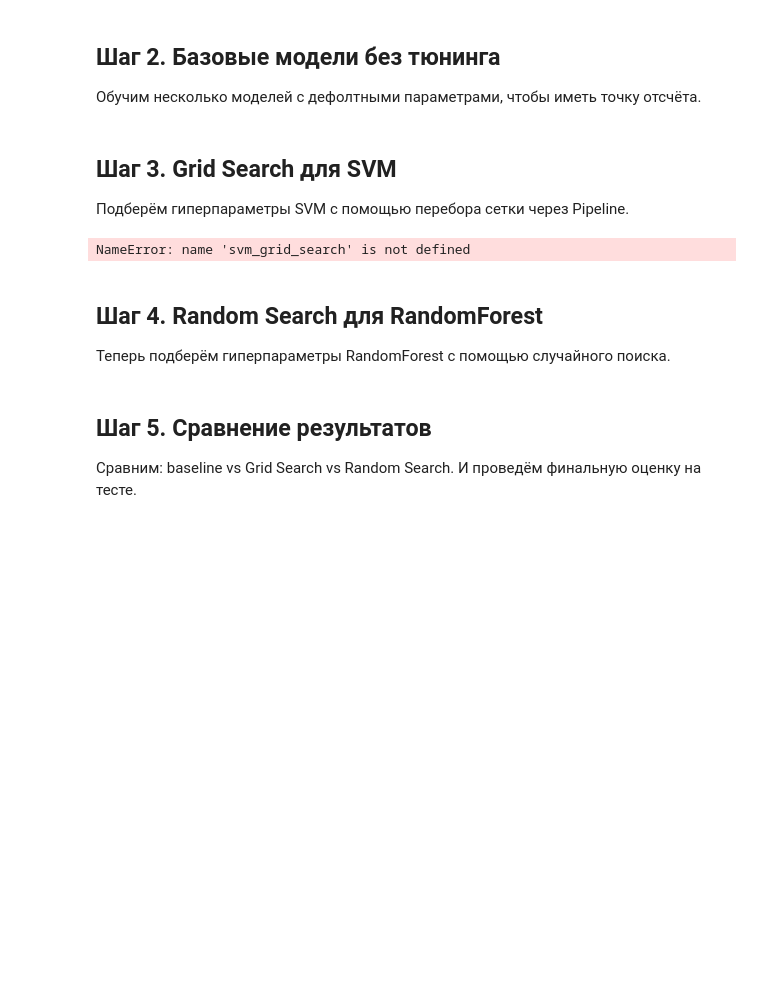
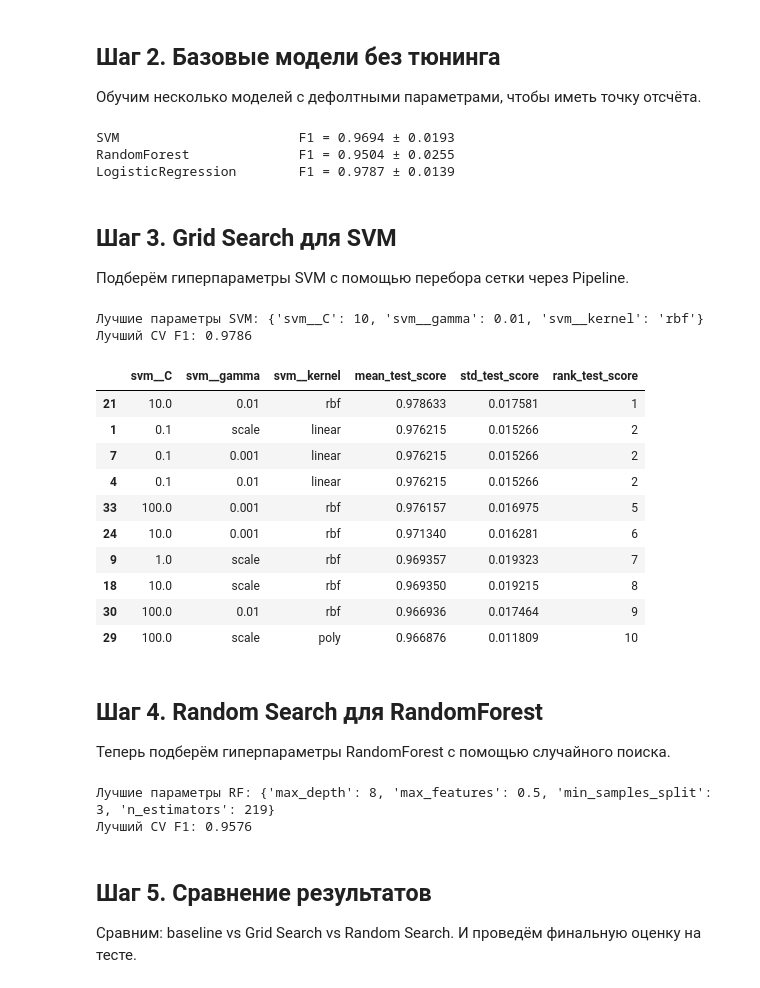
Before and after one commit to Xivalor/ml-course-homeworks, a Jupyter notebook: hw10_interpretation/hp_interp_practice_student.ipynb, the cells around one changed output. Saved outputs shown, nothing was run; the diff lists cells and outputs as text; code cells hidden in the pictures; blank space fills up the shorter version.

```diff
--- a/hw10_interpretation/hp_interp_practice_student.ipynb
+++ b/hw10_interpretation/hp_interp_practice_student.ipynb
@@ -94,11 +94,17 @@ baseline_results = {}
 
 # YOUR CODE HERE
 
-
+for name, model in base_models.items():
+    scores = cross_val_score(model, X=X_train, y=y_train, cv=5, scoring="f1_macro")
+    baseline_results[name] = (scores.mean(), scores.std())
 
 # После заполнения — вывод результатов:
 for name, (mean, std) in baseline_results.items():
     print(f"{name:25s} F1 = {mean:.4f} ± {std:.4f}")
+# %% [output]
+SVM                       F1 = 0.9694 ± 0.0193
+RandomForest              F1 = 0.9504 ± 0.0255
+LogisticRegression        F1 = 0.9787 ± 0.0139
 # %% [markdown]
 ## Шаг 3. Grid Search для SVM
 
@@ -121,7 +127,9 @@ svm_pipe = Pipeline([
 # ╚══════════════════════════════════════════════════════════════╝
 
 svm_param_grid = {
-    # YOUR CODE HERE
+    'svm__C': [0.1, 1, 10, 100],
+    'svm__kernel': ['rbf', 'linear', 'poly'],
+    'svm__gamma': ['scale', 0.01, 0.001]
 }
 
 # ╔══════════════════════════════════════════════════════════════╗
@@ -130,24 +138,44 @@ svm_param_grid = {
 # ╚══════════════════════════════════════════════════════════════╝
 
 # YOUR CODE HERE
-# svm_grid_search = ...
-# svm_grid_search.fit(...)
+svm_grid_search = GridSearchCV(estimator=svm_pipe, param_grid=svm_param_grid, scoring='f1_macro', cv=5, n_jobs=-1)
+svm_grid_search.fit(X=X_train, y=y_train)
 
 print(f"Лучшие параметры SVM: {svm_grid_search.best_params_}")
 print(f"Лучший CV F1: {svm_grid_search.best_score_:.4f}")
 # %% [output]
-NameError: name 'svm_grid_search' is not defined
+Лучшие параметры SVM: {'svm__C': 10, 'svm__gamma': 0.01, 'svm__kernel': 'rbf'}
+Лучший CV F1: 0.9786
 # %%
 # Анализируем результаты Grid Search
 
 # ╔══════════════════════════════════════════════════════════════╗
 # ║  ЗАДАНИЕ 3в: Создайте DataFrame из svm_grid_search.cv_results║
 # ║  Выберите колонки: params, mean_test_score, std_test_score,  ║
 # ║  rank_test_score                                             ║
 # ║  Выведите топ-10 конфигураций                                ║
 # ╚══════════════════════════════════════════════════════════════╝
 
 # YOUR CODE HERE
+df_temp_svm = pd.DataFrame(svm_grid_search.cv_results_)
+df_params_svm = pd.json_normalize(df_temp_svm['params'])
+df_svm_grid_search = pd.concat([
+    df_params_svm,
+    df_temp_svm[['mean_test_score', 'std_test_score', 'rank_test_score']]
+], axis=1).sort_values(by='rank_test_score')
+display(df_svm_grid_search.head(10))
+# %% [output]
+|  | svm__C | svm__gamma | svm__kernel | mean_test_score | std_test_score | rank_test_score |
+| 21 | 10.0 | 0.01 | rbf | 0.978633 | 0.017581 | 1 |
+| 1 | 0.1 | scale | linear | 0.976215 | 0.015266 | 2 |
+| 7 | 0.1 | 0.001 | linear | 0.976215 | 0.015266 | 2 |
+| 4 | 0.1 | 0.01 | linear | 0.976215 | 0.015266 | 2 |
+| 33 | 100.0 | 0.001 | rbf | 0.976157 | 0.016975 | 5 |
+| 24 | 10.0 | 0.001 | rbf | 0.971340 | 0.016281 | 6 |
+| 9 | 1.0 | scale | rbf | 0.969357 | 0.019323 | 7 |
+| 18 | 10.0 | scale | rbf | 0.969350 | 0.019215 | 8 |
+| 30 | 100.0 | 0.01 | rbf | 0.966936 | 0.017464 | 9 |
+| 29 | 100.0 | scale | poly | 0.966876 | 0.011809 | 10 |
 # %% [markdown]
 ## Шаг 4. Random Search для RandomForest
 
@@ -168,6 +196,10 @@ from scipy.stats import randint, loguniform
 
 rf_param_dist = {
     # YOUR CODE HERE
+    'n_estimators': randint(50, 500),
+    'max_depth': list(range(2, 21)) + [None],
+    'min_samples_split': randint(2, 20),
+    'max_features': ['sqrt', 'log2', 0.5]
 }
 
 # ╔══════════════════════════════════════════════════════════════╗
@@ -178,9 +210,14 @@ rf_param_dist = {
 # ╚══════════════════════════════════════════════════════════════╝
 
 # YOUR CODE HERE
+rf_random_search = RandomizedSearchCV(estimator=RandomForestClassifier(random_state=42), param_distributions=rf_param_dist, n_iter=50, cv=5, scoring='f1_macro', random_state=42, n_jobs=-1)
+rf_random_search.fit(X=X_train, y=y_train)
 
 print(f"Лучшие параметры RF: {rf_random_search.best_params_}")
 print(f"Лучший CV F1: {rf_random_search.best_score_:.4f}")
+# %% [output]
+Лучшие параметры RF: {'max_depth': 8, 'max_features': 0.5, 'min_samples_split': 3, 'n_estimators': 219}
+Лучший CV F1: 0.9576
 # %% [markdown]
 ## Шаг 5. Сравнение результатов
 
```
Also changed, not shown: parts of 2 cells of this notebook.
